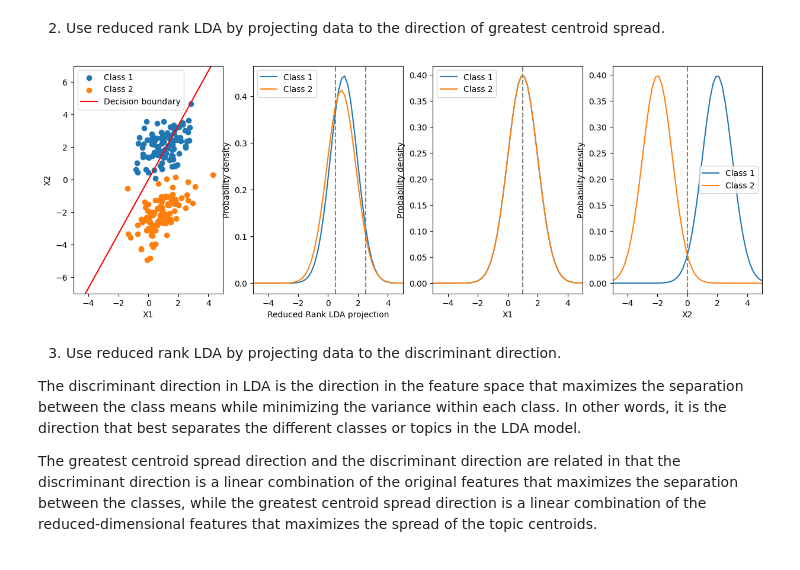
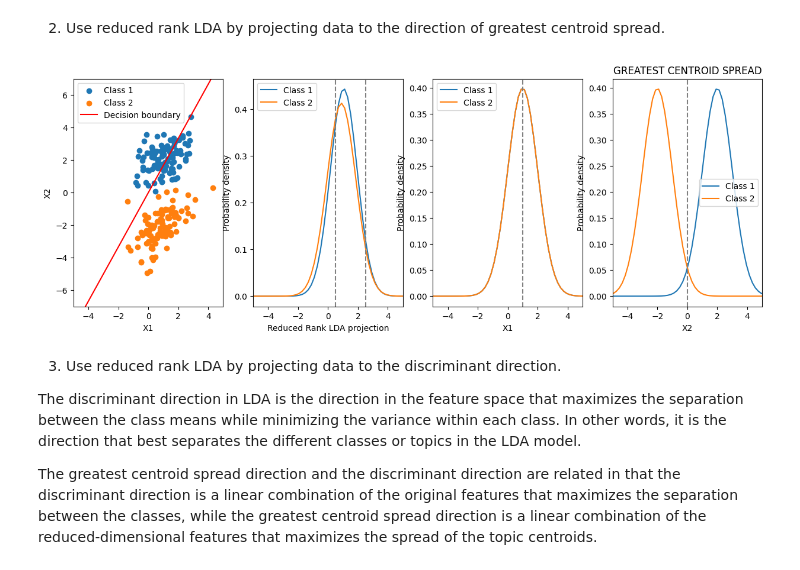
Before and after one commit to ferriitoo/MATH-569-Statistical-Learning, a Jupyter notebook: MATH_569_Julen_Ferro_HW3.ipynb, the cells around one changed output. Cells and saved outputs as stored; diff of their text form; code cells hidden in the pictures.

```diff
--- a/MATH_569_Julen_Ferro_HW3.ipynb
+++ b/MATH_569_Julen_Ferro_HW3.ipynb
@@ -132,10 +151,6 @@ The LDA axis-based distribution has smaller overlaping because of the fact that
 # %% [markdown]
 2) Use reduced rank LDA by projecting data to the direction of greatest centroid spread.
 # %%
-### ?????????????????????????????????????? no se si esta hecho con la GREATEST CENTROID SPREAD DIRECTION
-
-
-
 # Compute the Reduced Rank LDA projection vector
 X = np.vstack([X1, X2])
 mu = X.mean(axis=0)
@@ -197,35 +212,35 @@ ax[1].legend()
 ax[1].set_xlabel('Reduced Rank LDA projection')
 ax[1].set_ylabel('Probability density')
 ax[1].set_xlim(-5, 5, 100)
 ax[1].axvline(x=0.5, color='grey', linestyle='--')
 ax[1].axvline(x=2.5, color='grey', linestyle='--')
 
 # Plot probability density functions along the original axis
 ax[2].plot(x_orig, pdf1_orig, label='Class 1')
 ax[2].plot(x_orig, pdf2_orig, label='Class 2')
 ax[2].legend()
 ax[2].set_xlabel('X1')
 ax[2].set_ylabel('Probability density')
 ax[2].set_xlim(-5, 5, 100)
 ax[2].axvline(x=1, color='grey', linestyle='--')
 
 # Plot probability density functions along the original VERTICAL axis
 ax[3].plot(x_orig, pdf1_verti, label='Class 1')
 ax[3].plot(x_orig, pdf2_verti, label='Class 2')
 ax[3].legend()
 ax[3].set_xlabel('X2')
 ax[3].set_ylabel('Probability density')
 ax[3].set_xlim(-5, 5, 100)
 ax[3].axvline(x=0, color='grey', linestyle='--')
 
 # When applying a reduced rank LDA to a dataset, the greatest centroid spread direction refers to the dimension with the highest variance in the reduced-dimensional space used to represent the centroids of the topics. In this case, the y-axis direction of the subspace after having done the reduced rank LDA.
-ax[3].title('GREATEST DIMENSIONAL DIRECTION')
+ax[3].set_title('GREATEST CENTROID SPREAD')
 
 
 # Show the plots
 plt.show()
 # %% [output]
-[figure, old version]
+[figure, new version]
 # %% [markdown]
 3) Use reduced rank LDA by projecting data to the discriminant direction.
 
```
Also changed, not shown: parts of 20 cells of this notebook.
